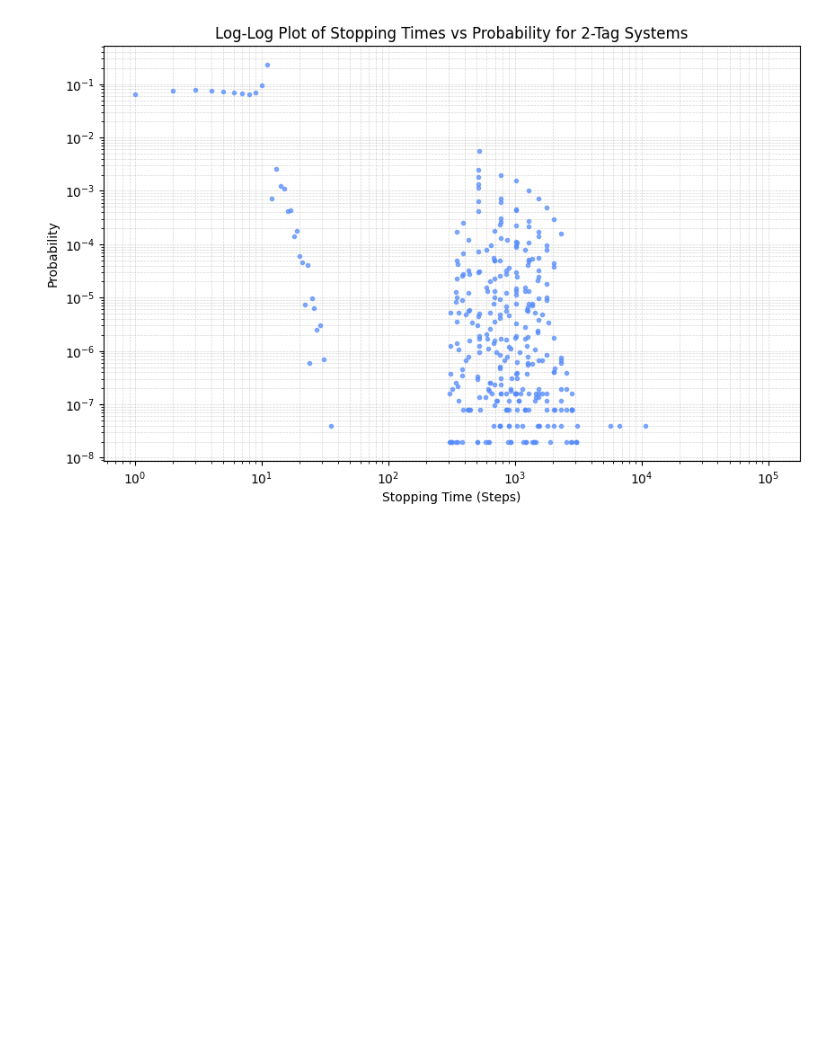
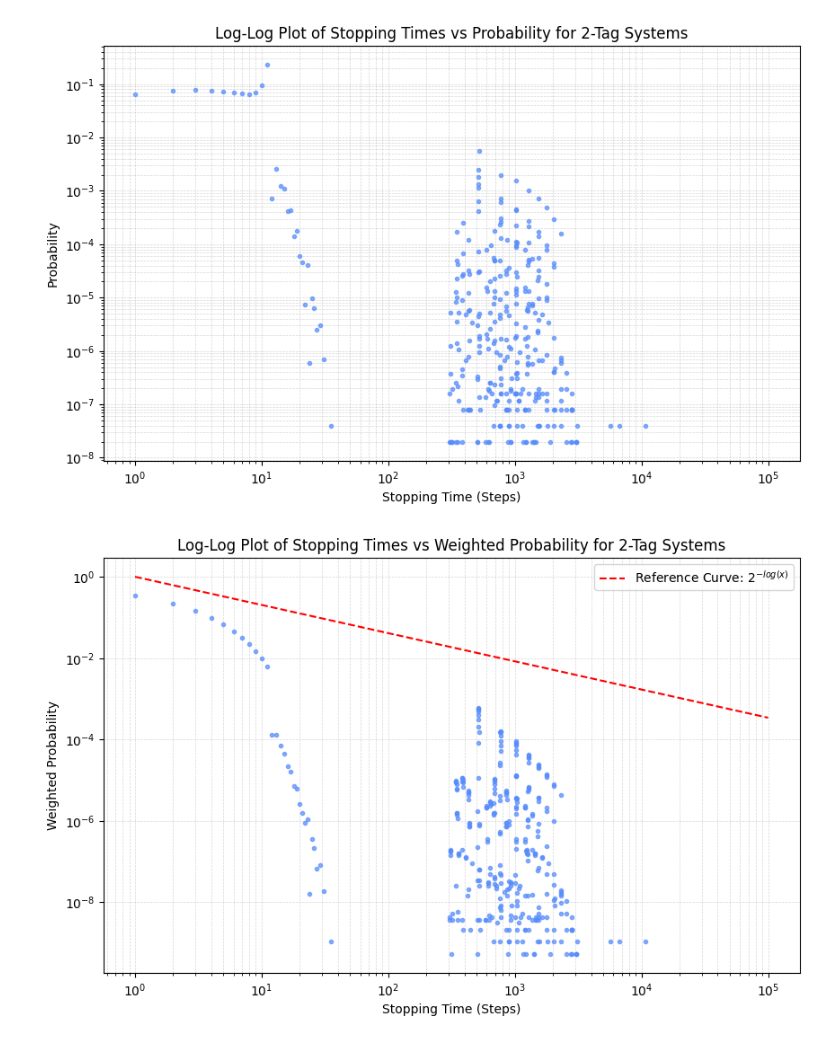
Before and after one commit to vincentherrmann/universal-computer-runtime-probabilities, a Jupyter notebook: bf_stopping_times.ipynb, the cells around one changed output. Saved outputs shown, nothing was run; the diff lists cells and outputs as text; code cells hidden in the pictures; blank space fills up the shorter version.

```diff
--- a/bf_stopping_times.ipynb
+++ b/bf_stopping_times.ipynb
@@ -20,6 +20,7 @@ def stream_results(filename):
 # %%
 max_runtime = 100_001
 num_runtimes = np.zeros(max_runtime, dtype=int)
+num_runtimes_weighted = np.zeros(max_runtime, dtype=float)
 
 # go through all rows in the table
 counter = 0
@@ -27,7 +28,10 @@ for result in stream_results(file):
     # 'result' is the dictionary for a single simulation
     counter += 1
     steps = result["steps"]
+    length = len(result["program"])
+    weight = 7 ** (-length)
     num_runtimes[steps] += 1
+    num_runtimes_weighted[steps] += weight
 
     if counter % 1_000_000 == 0:
         print(f"Processed {counter} results, most common runtime: {np.argmax(num_runtimes[:1000])} with {max(num_runtimes[:1000])} programs")
@@ -155,3 +159,24 @@ plt.grid(True, which="both", ls="--", linewidth=0.5)
 plt.show()
 # %% [output]
 [figure]
+# %%
+# same plot, but weighted by program length
+total_weighted_programs = np.sum(num_runtimes_weighted)
+weighted_probabilities = num_runtimes_weighted / total_weighted_programs
+
+# Create a log-log plot
+plt.figure(figsize=(10, 6))
+plt.loglog(np.arange(max_runtime), weighted_probabilities, marker='o', linestyle='None', markersize=3, alpha=0.7)
+
+# add a curve 2**(- log x) as reference
+reference_curve = 2 ** (-np.log(np.arange(1, max_runtime)))
+plt.loglog(np.arange(1, max_runtime), reference_curve, color='red', linestyle='--', label='Reference Curve: $2^{-log(x)}$')
+plt.legend()
+
+plt.title('Log-Log Plot of Stopping Times vs Weighted Probability for 2-Tag Systems')
+plt.xlabel('Stopping Time (Steps)')
+plt.ylabel('Weighted Probability')
+plt.grid(True, which="both", ls="--", linewidth=0.5)
+plt.show()
+# %% [output]
+[figure, added]
```
Also changed, not shown: 11 other files.
